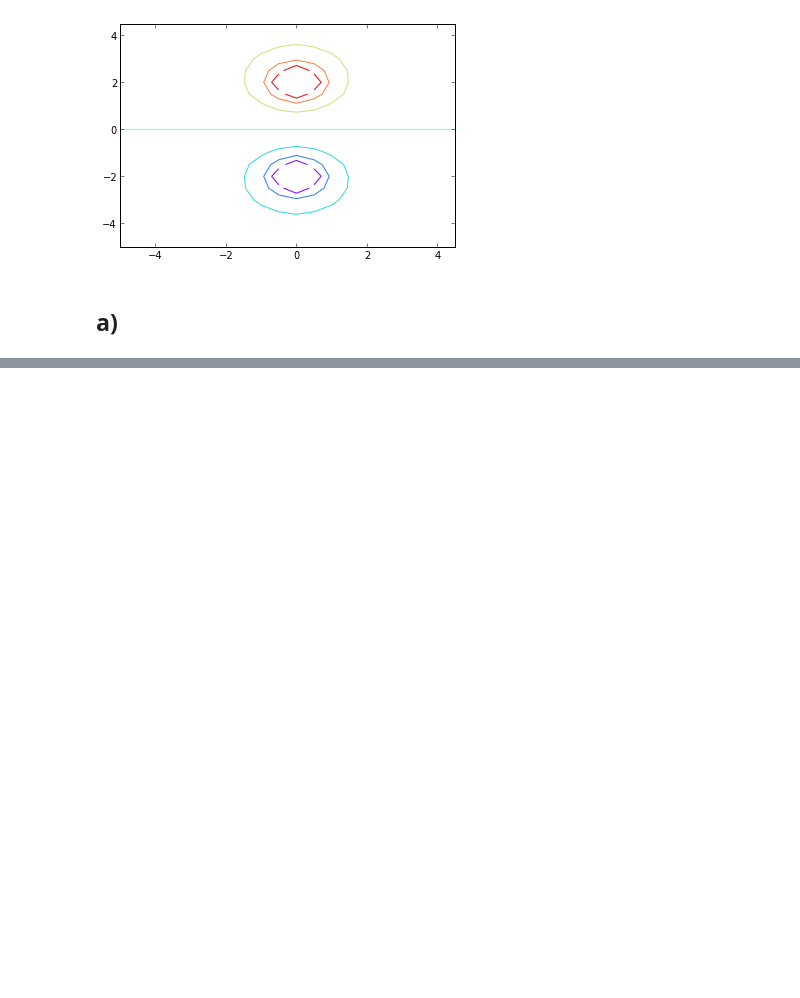
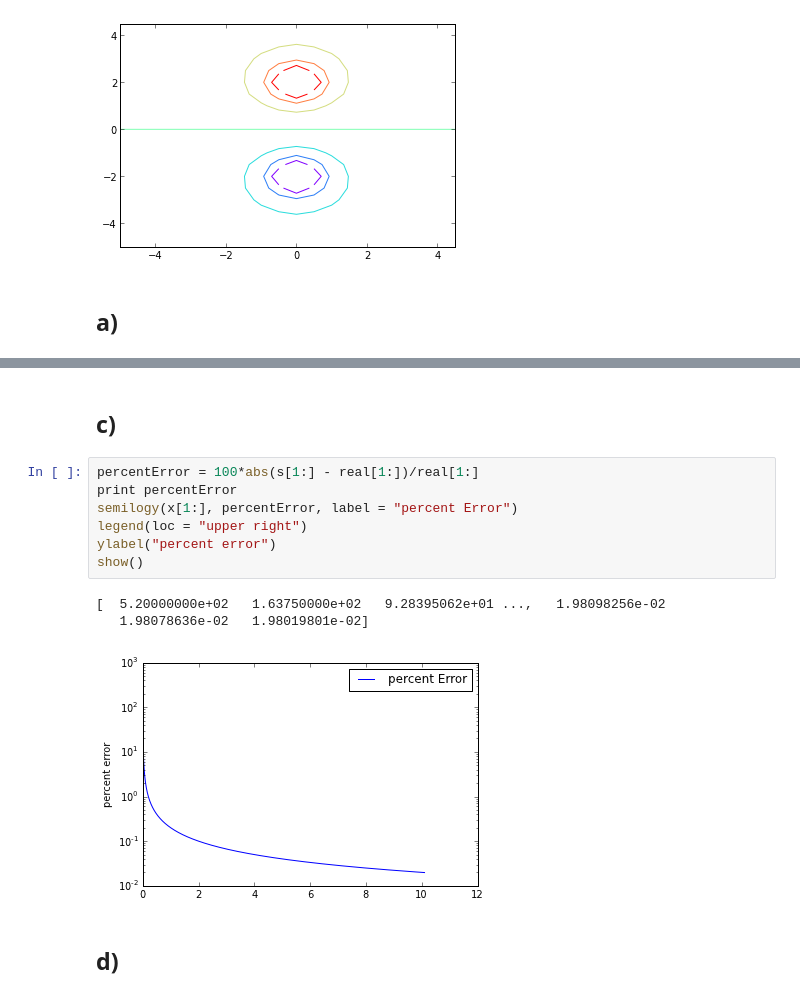
Before and after one commit to kreyno10/PHYS202-S13, a Jupyter notebook: Week4/Exercises 3 HW.ipynb, the cells around one changed output, grey strips where cells are left out. Cells and saved outputs as stored; diff of their text form; blank space fills up the shorter version.

```diff
--- a/Week4/Exercises 3 HW.ipynb
+++ b/Week4/Exercises 3 HW.ipynb
@@ -41,0 +113,17 @@ print Vdipole[mask]
+# %% [markdown]
+c)
+-
+# %%
+percentError = 100*abs(s[1:] - real[1:])/real[1:]
+print percentError
+semilogy(x[1:], percentError, label = "percent Error")
+legend(loc = "upper right")
+ylabel("percent error")
+show()
+# %% [output]
+[  5.20000000e+02   1.63750000e+02   9.28395062e+01 ...,   1.98098256e-02
+   1.98078636e-02   1.98019801e-02]
+[figure, added]
+# %% [markdown]
+d)
+-
```
Also changed, not shown: parts of 20 cells of this notebook.
